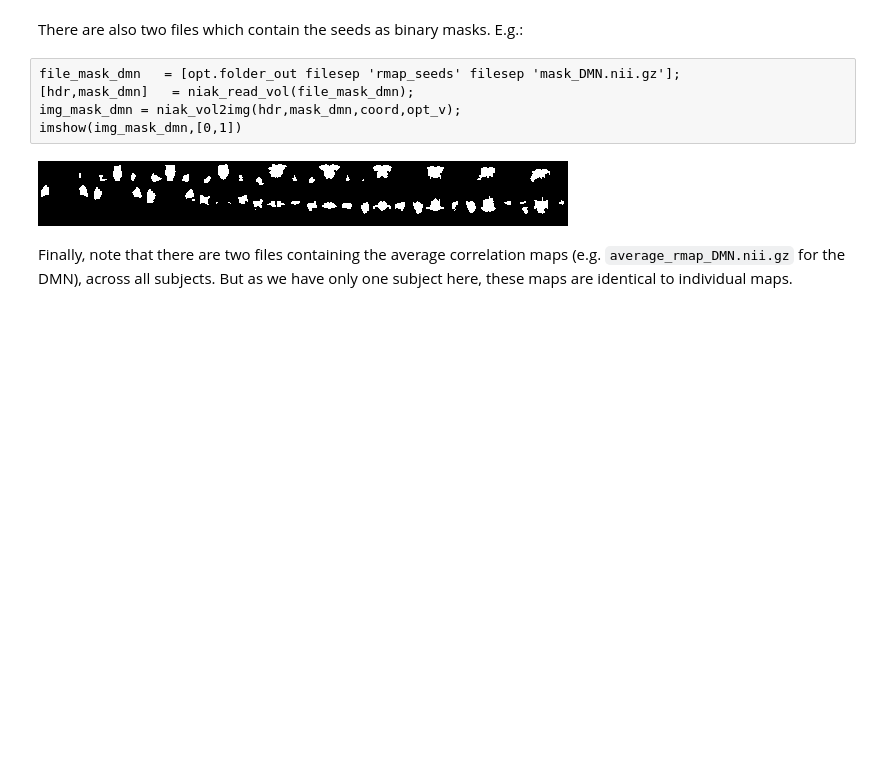
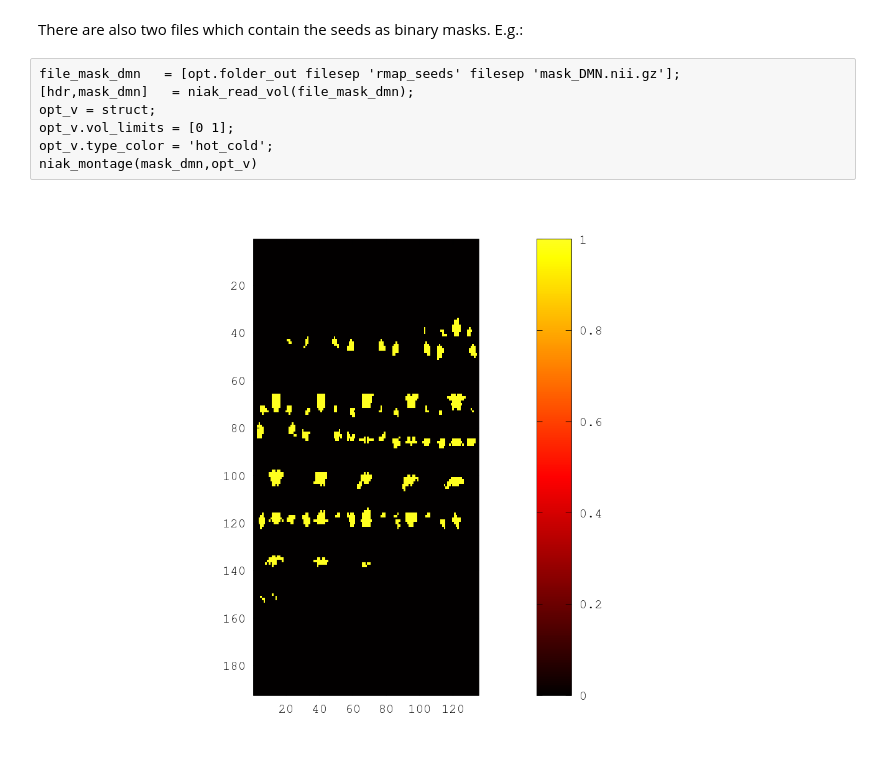
Before and after one commit to SIMEXP/niak_tutorials, a Jupyter notebook: connectome/niak_tutorial_rmap_connectome.ipynb, the cells around one changed output. Saved outputs shown, nothing was run; the diff lists cells and outputs as text; blank space fills up the shorter version.

```diff
--- a/connectome/niak_tutorial_rmap_connectome.ipynb
+++ b/connectome/niak_tutorial_rmap_connectome.ipynb
@@ -118,9 +131,9 @@ There are also two files which contain the seeds as binary masks. E.g.:
 # %%
 file_mask_dmn   = [opt.folder_out filesep 'rmap_seeds' filesep 'mask_DMN.nii.gz'];
 [hdr,mask_dmn]   = niak_read_vol(file_mask_dmn);
-img_mask_dmn = niak_vol2img(hdr,mask_dmn,coord,opt_v);
-imshow(img_mask_dmn,[0,1])
+opt_v = struct;
+opt_v.vol_limits = [0 1];
+opt_v.type_color = 'hot_cold';
+niak_montage(mask_dmn,opt_v)
 # %% [output]
-[figure, old version]
+[figure, new version]
-# %% [markdown]
-Finally, note that there are two files containing the average correlation maps (e.g. `average_rmap_DMN.nii.gz` for the DMN), across all subjects. But as we have only one subject here, these maps are identical to individual maps.
```
Also changed, not shown: parts of 17 cells of this notebook, 1 other file.
